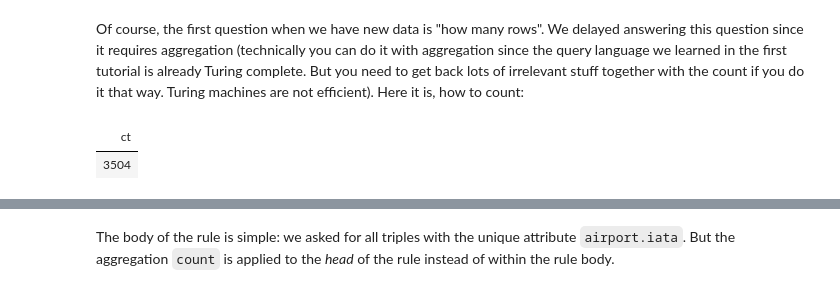
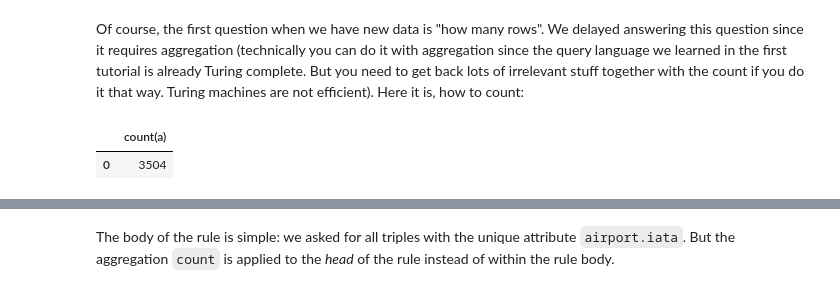
Before and after one commit to cozodb/cozo, a Jupyter notebook: tutorial/3-distillation.ipynb, the cells around one changed output, grey strips where cells are left out. Saved outputs shown, nothing was run; the diff lists cells and outputs as text; code cells hidden in the pictures.

```diff
--- a/tutorial/3-distillation.ipynb
+++ b/tutorial/3-distillation.ipynb
@@ -156,7 +172,8 @@ The above query finds the airports with the most runways, sorted by their city i
 # %% [markdown]
 Of course, the first question when we have new data is "how many rows". We delayed answering this question since it requires aggregation (technically you can do it with aggregation since the query language we learned in the first tutorial is already Turing complete. But you need to get back lots of irrelevant stuff together with the count if you do it that way. Turing machines are not efficient). Here it is, how to count:
 # %%
-?[count(ct)] := [ct airport.iata iata]
+?[count(a)] := [a airport.iata iata]
+:order count(a)
 # %% [output]
-| ct |
-| 3504 |
+|  | count(a) |
+| 0 | 3504 |
```
Also changed, not shown: parts of 21 cells of this notebook, 10 other files.
